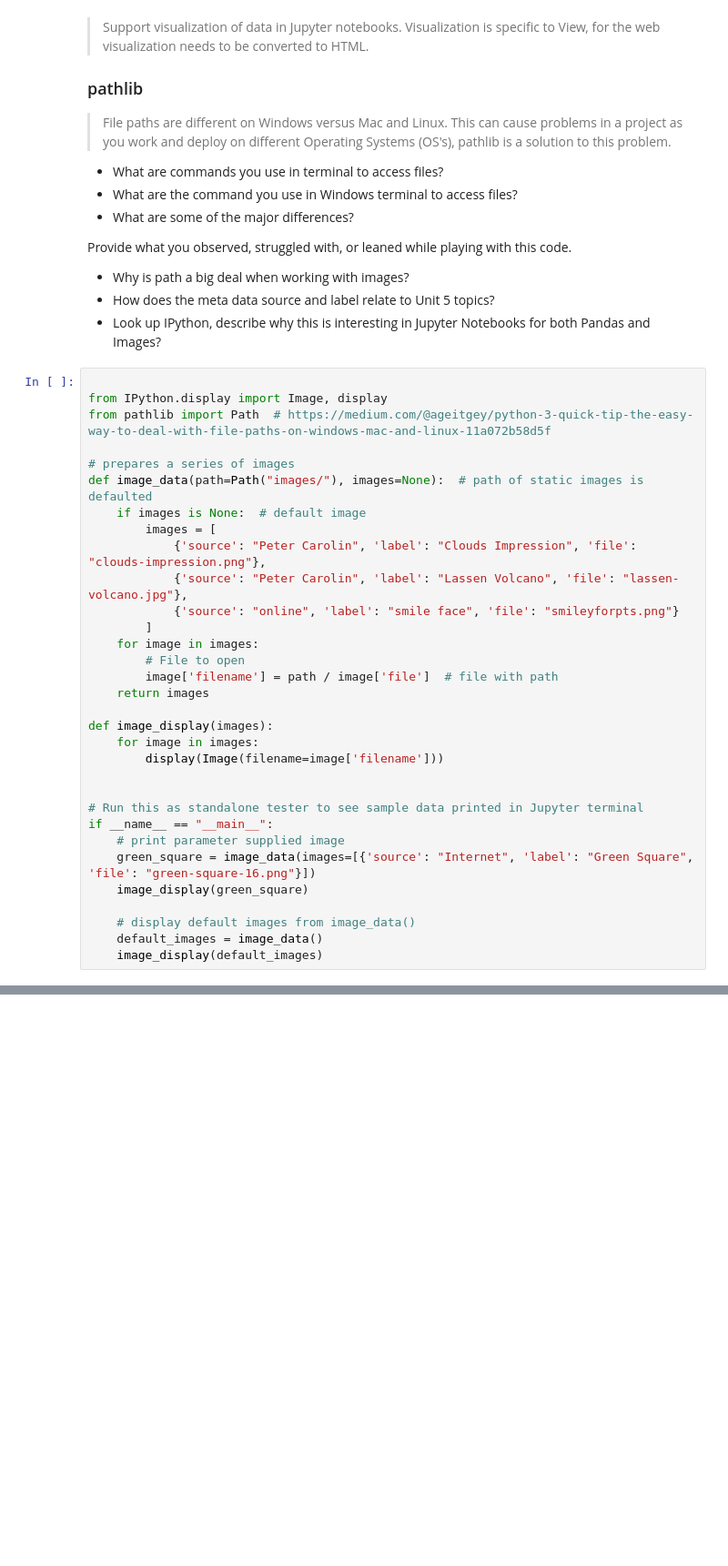
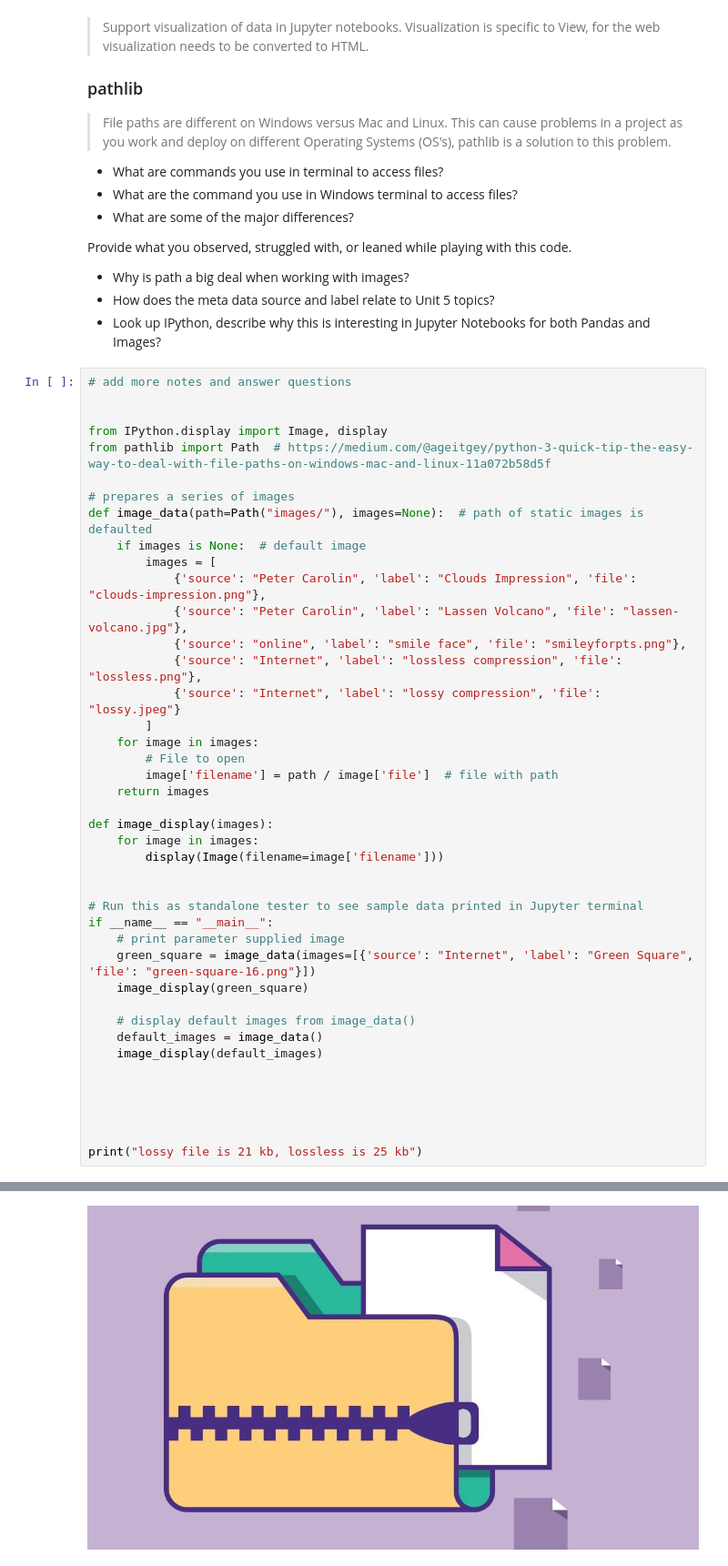
Before and after one commit to Jyustin/test-fastpages, a Jupyter notebook: _notebooks/2023-03-07-AP-unit2-2.ipynb, the cells around one changed output, grey strips where cells are left out. Shown at 91% size. Drawn from its saved outputs; the diff is of its cells as text; blank space fills up the shorter version.

```diff
--- a/_notebooks/2023-03-07-AP-unit2-2.ipynb
+++ b/_notebooks/2023-03-07-AP-unit2-2.ipynb
@@ -44,6 +44,8 @@ Provide what you observed, struggled with, or leaned while playing with this cod
 - How does the meta data source and label relate to Unit 5 topics?
 - Look up IPython, describe why this is interesting in Jupyter Notebooks for both Pandas and Images?
 # %%
+# add more notes and answer questions
+
 
 from IPython.display import Image, display
 from pathlib import Path  # https://medium.com/@ageitgey/python-3-quick-tip-the-easy-way-to-deal-with-file-paths-on-windows-mac-and-linux-11a072b58d5f
@@ -52,31 +54,40 @@ from pathlib import Path  # https://medium.com/@ageitgey/python-3-quick-tip-the-
 def image_data(path=Path("images/"), images=None):  # path of static images is defaulted
     if images is None:  # default image
         images = [
             {'source': "Peter Carolin", 'label': "Clouds Impression", 'file': "clouds-impression.png"},
             {'source': "Peter Carolin", 'label': "Lassen Volcano", 'file': "lassen-volcano.jpg"},
-            {'source': "online", 'label': "smile face", 'file': "smileyforpts.png"}
+            {'source': "online", 'label': "smile face", 'file': "smileyforpts.png"},
+            {'source': "Internet", 'label': "lossless compression", 'file': "lossless.png"},
+            {'source': "Internet", 'label': "lossy compression", 'file': "lossy.jpeg"}
         ]
     for image in images:
         # File to open
         image['filename'] = path / image['file']  # file with path
     return images
 
 def image_display(images):
     for image in images:
         display(Image(filename=image['filename']))
 
 
 # Run this as standalone tester to see sample data printed in Jupyter terminal
 if __name__ == "__main__":
     # print parameter supplied image
     green_square = image_data(images=[{'source': "Internet", 'label': "Green Square", 'file': "green-square-16.png"}])
     image_display(green_square)
 
     # display default images from image_data()
     default_images = image_data()
     image_display(default_images)
+
+
+
+
+
+print("lossy file is 21 kb, lossless is 25 kb")
 # %% [output]
 [figure]
 [figure]
 [figure]
 [figure]
+[figure, added]
```
Also changed, not shown: parts of 10 cells of this notebook, 11 other files.
